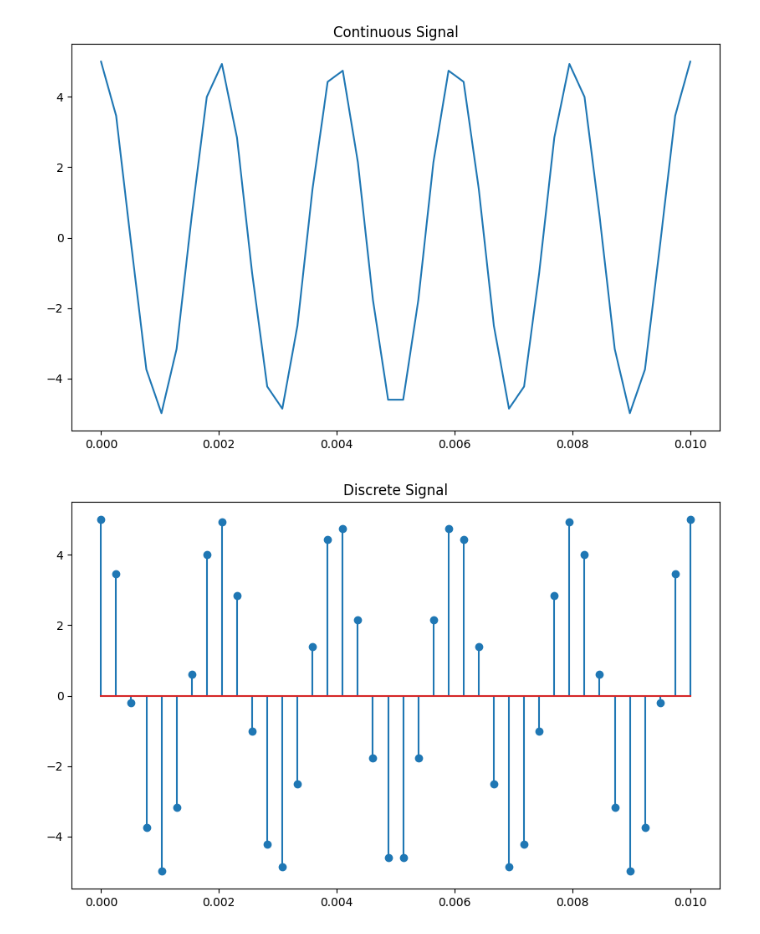
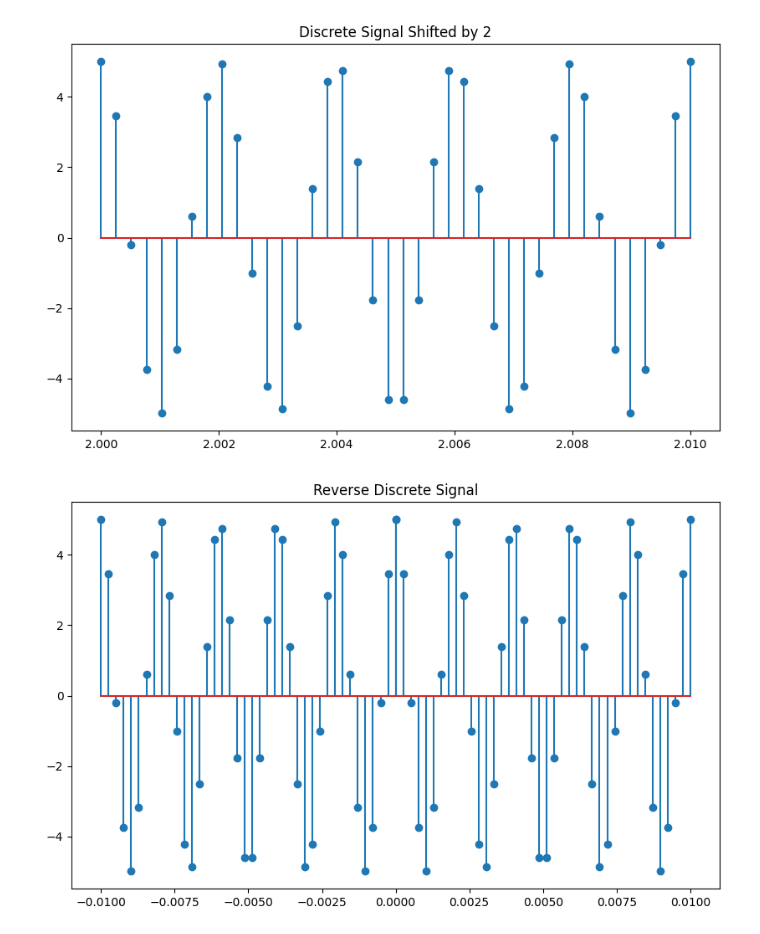
Before and after one commit to mdhasnainali/CSE3222-Digital_Signal_Peocessing_Lab, a Jupyter notebook: 1_generate_sampling_shifting.ipynb, the cells around one changed output. Drawn from its saved outputs; the diff is of its cells as text; code cells hidden in the pictures.

```diff
--- a/1_generate_sampling_shifting.ipynb
+++ b/1_generate_sampling_shifting.ipynb
@@ -19,3 +19,7 @@ samples_count = sampling_frequency * (stop-start)
 
 # Conversion
 phase_radian = (phase * np.pi/180)
+
+# Base
+t_base = np.linspace(start=start, stop=stop, num=int(samples_count))
+y_base = amplitude * np.sin((2 * np.pi * frequency * t_base) + phase_radian)
@@ -22,20 +42,22 @@ phase_radian = (phase * np.pi/180)
 # %%
-# Generate Analog Signal
-t = np.linspace(start=start, stop=stop, num=int(samples_count))
-y = amplitude * np.sin((2 * np.pi * frequency * t) + phase_radian)
+# Shifting Signal
+shift = 2
+t_shift = np.linspace(start=start, stop=stop, num=int(samples_count)) + shift
+y_shift= amplitude * np.sin((2 * np.pi * frequency * t_shift) + phase_radian)
 plt.figure(figsize=(10, 6))
-plt.title(f'Continuous Signal')
-plt.plot(t, y)
+plt.title(f'Discrete Signal Shifted by {shift}')
+plt.stem(t_shift, y_shift)
 plt.show()
 # %% [output]
-[figure, old version]
+[figure, new version]
 # %%
-# Generate Discrete Signal
-t = np.linspace(start=start, stop=stop, num=int(samples_count))
-y = amplitude * np.sin((2 * np.pi * frequency * t) + phase_radian)
+# Time Reversal of Signal
+t_rev = - np.linspace(start=start, stop=stop, num=int(samples_count))
+y_rev = amplitude * np.sin((2 * np.pi * frequency * t_rev) + phase_radian)
 plt.figure(figsize=(10, 6))
-plt.title(f'Discrete Signal')
-plt.stem(t, y)
+plt.title(f'Reverse Discrete Signal')
+plt.stem(t_rev, y_rev)
+plt.stem(t_base, y_base)
 plt.show()
 # %% [output]
-[figure, old version]
+[figure, new version]
```
Also changed, not shown: parts of 6 cells of this notebook, 2 other files.
